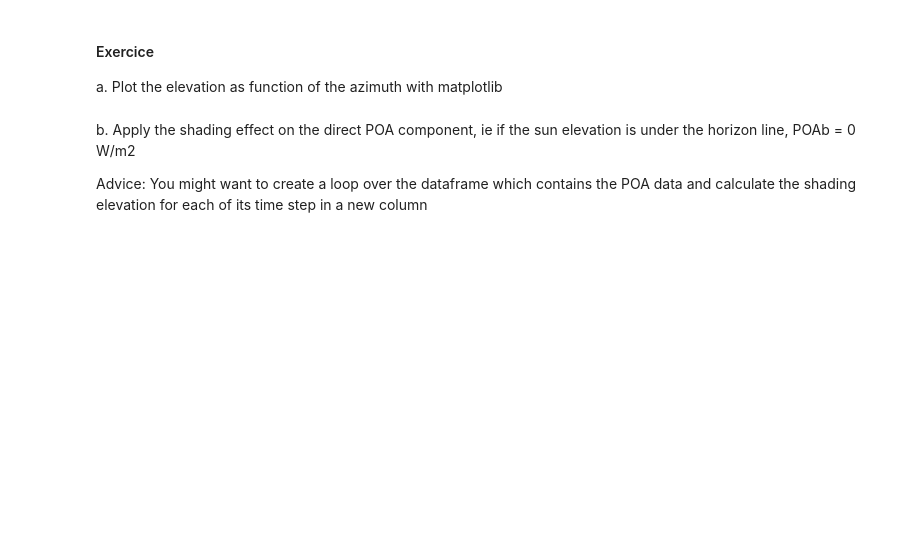
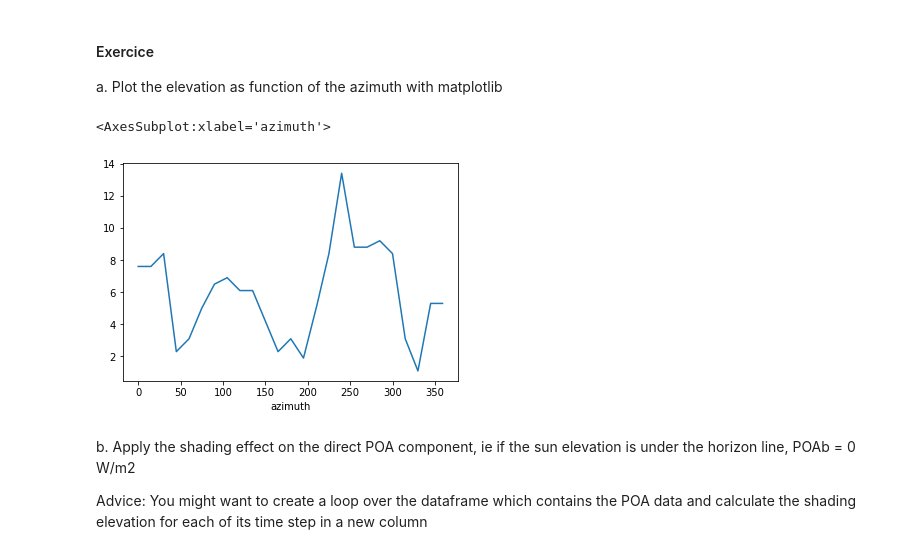
Before and after one commit to AlexandreHugoMathieu/pvfault_detection_solar_academy, a Jupyter notebook: notebooks/python_intro2_horizon_mask.ipynb, the cells around one changed output. Drawn from its saved outputs; the diff is of its cells as text; code cells hidden in the pictures; blank space fills up the shorter version.

```diff
--- a/notebooks/python_intro2_horizon_mask.ipynb
+++ b/notebooks/python_intro2_horizon_mask.ipynb
@@ -173,7 +301,15 @@ data = pd.read_csv(file, sep='\t', skiprows=3, skipfooter=8, engine="python").dr
 data = data[["A", "H_hor"]] # Keep only the two relevant columns 'A' azimuth and "H_hor": Horizon line
 data.columns = ["azimuth", "elevation"] # Rename the columns
 data["azimuth"] = data["azimuth"] + 180 # Change the convention (to have the convention with 0° is North, 90° East etc...)
-data_ts = data.set_index("azimuth").reindex(np.arange(0,360)).interpolate()["elevation"] #
 
-# Print the 5 fist lines
-print(data_ts.head())  # pd.Series
+# Transform the dataframe into a pd.Series which has azimuth as index and elevation as values
+data_ts = data.set_index("azimuth")["elevation"]
+# Reindex it from 0 to 360 to make it easier to manipulate with an elevation associated for any single azimuth
+# (some missing values are appearing since the initial file does gives a mask elevation value azimuths space by 7.5 units)
+data_ts = data_ts.reindex(np.arange(0,360))
+
+# Interpolate to make sure there are values for any single azimuth
+data_ts=data_ts.interpolate()
+
+# Print the 20 first lines
+print(data_ts.head(20))  # pd.Series
@@ -182,7 +336,11 @@ print(data_ts.head())  # pd.Series
 
 a. Plot the elevation as function of the azimuth with matplotlib
 # %%
-# Develop your code here
+data_ts.plot()
+# also works: plt.plot(data_ts.index, data_ts.values)
+# %% [output]
+<AxesSubplot:xlabel='azimuth'>
+[figure, added]
 # %% [markdown]
 b. Apply the shading effect on the direct POA component, ie if the sun elevation is under the horizon line, POAb = 0 W/m2
 
```
Also changed, not shown: parts of 22 cells of this notebook, 5 other files.
